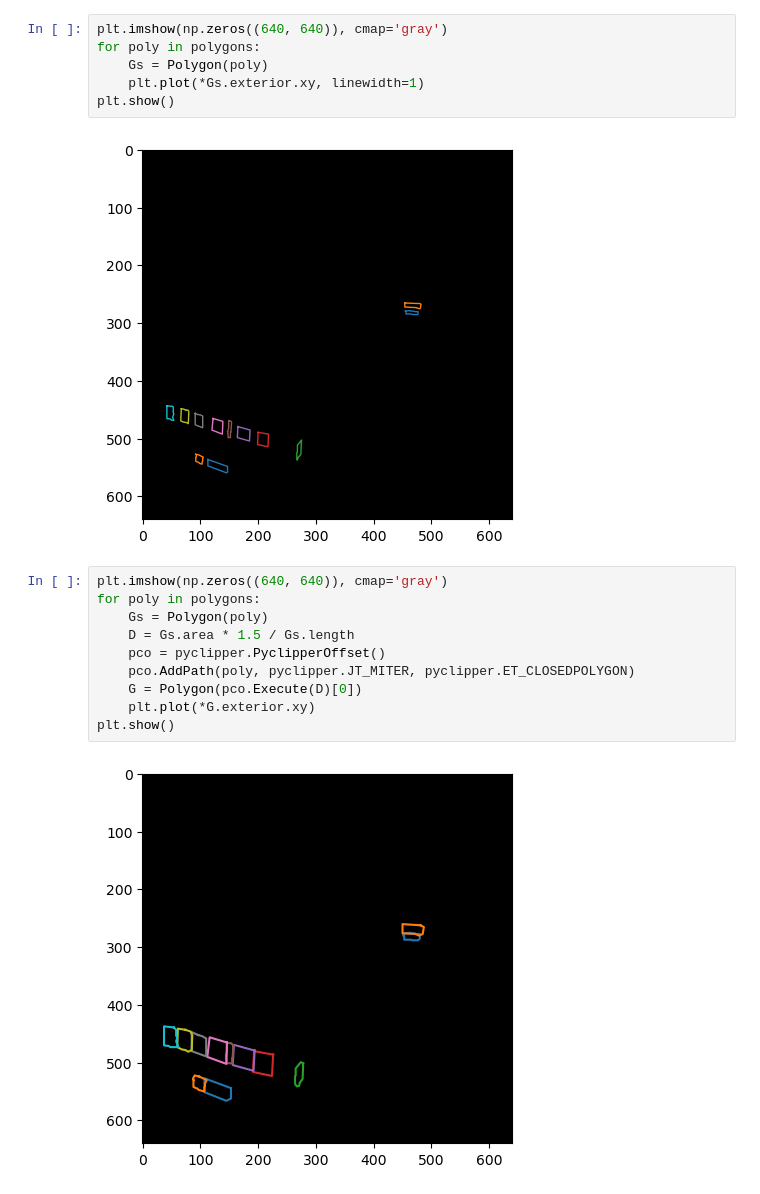
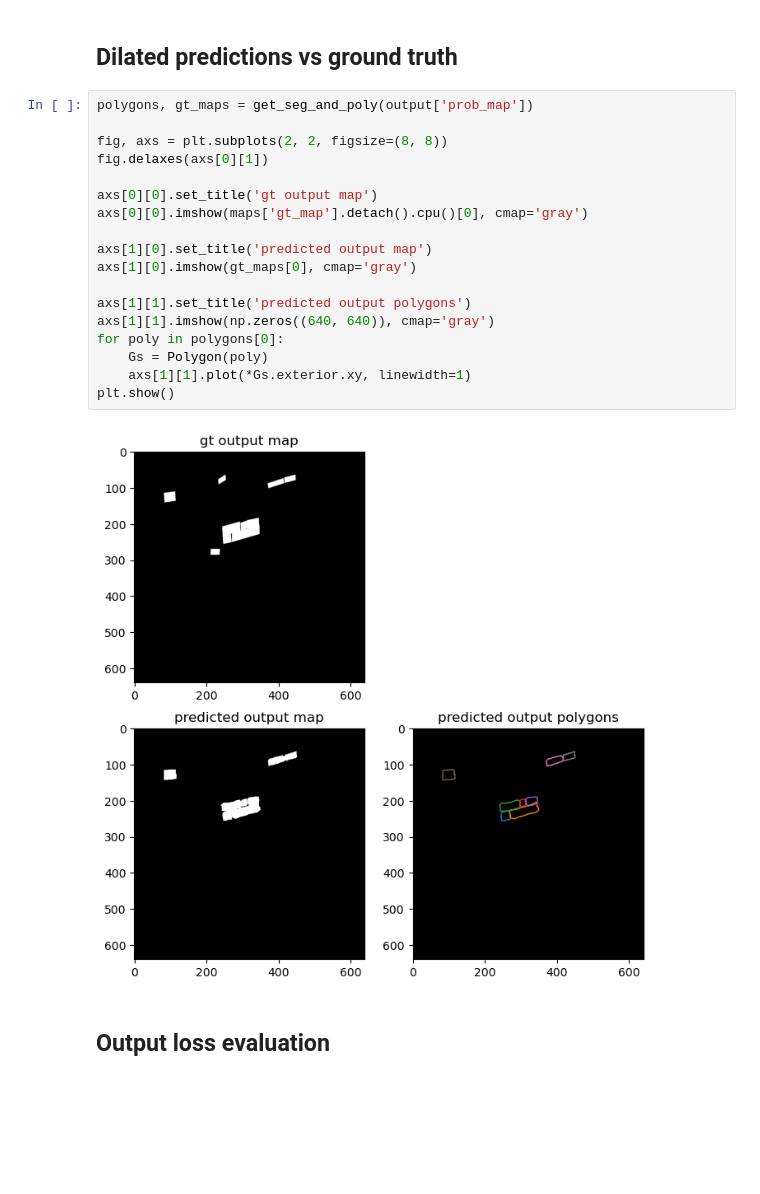
Before and after one commit to zachhendon/image-translator, a Jupyter notebook: text-detection/visualize.ipynb, the cells around one changed output. Cells and saved outputs as stored; diff of their text form; blank space fills up the shorter version.

```diff
--- a/text-detection/visualize.ipynb
+++ b/text-detection/visualize.ipynb
@@ -116,21 +107,25 @@ for cnt in contours:
-# %%
-plt.imshow(np.zeros((640, 640)), cmap='gray')
-for poly in polygons:
-    Gs = Polygon(poly)
-    plt.plot(*Gs.exterior.xy, linewidth=1)
-plt.show()
-# %% [output]
-[figure, removed]
-# %%
-plt.imshow(np.zeros((640, 640)), cmap='gray')
-for poly in polygons:
-    Gs = Polygon(poly)
-    D = Gs.area * 1.5 / Gs.length
-    pco = pyclipper.PyclipperOffset()
-    pco.AddPath(poly, pyclipper.JT_MITER, pyclipper.ET_CLOSEDPOLYGON)
-    G = Polygon(pco.Execute(D)[0])
-    plt.plot(*G.exterior.xy)
-plt.show()
-# %% [output]
-[figure, removed]
+# %% [markdown]
+## Dilated predictions vs ground truth
+# %%
+polygons, gt_maps = get_seg_and_poly(output['prob_map'])
+
+fig, axs = plt.subplots(2, 2, figsize=(8, 8))
+fig.delaxes(axs[0][1])
+
+axs[0][0].set_title('gt output map')
+axs[0][0].imshow(maps['gt_map'].detach().cpu()[0], cmap='gray')
+
+axs[1][0].set_title('predicted output map')
+axs[1][0].imshow(gt_maps[0], cmap='gray')
+
+axs[1][1].set_title('predicted output polygons')
+axs[1][1].imshow(np.zeros((640, 640)), cmap='gray')
+for poly in polygons[0]:
+    Gs = Polygon(poly)
+    axs[1][1].plot(*Gs.exterior.xy, linewidth=1)
+plt.show()
+# %% [output]
+[figure, added]
+# %% [markdown]
+## Output loss evaluation
 # %%
```
Also changed, not shown: parts of 12 cells of this notebook.
